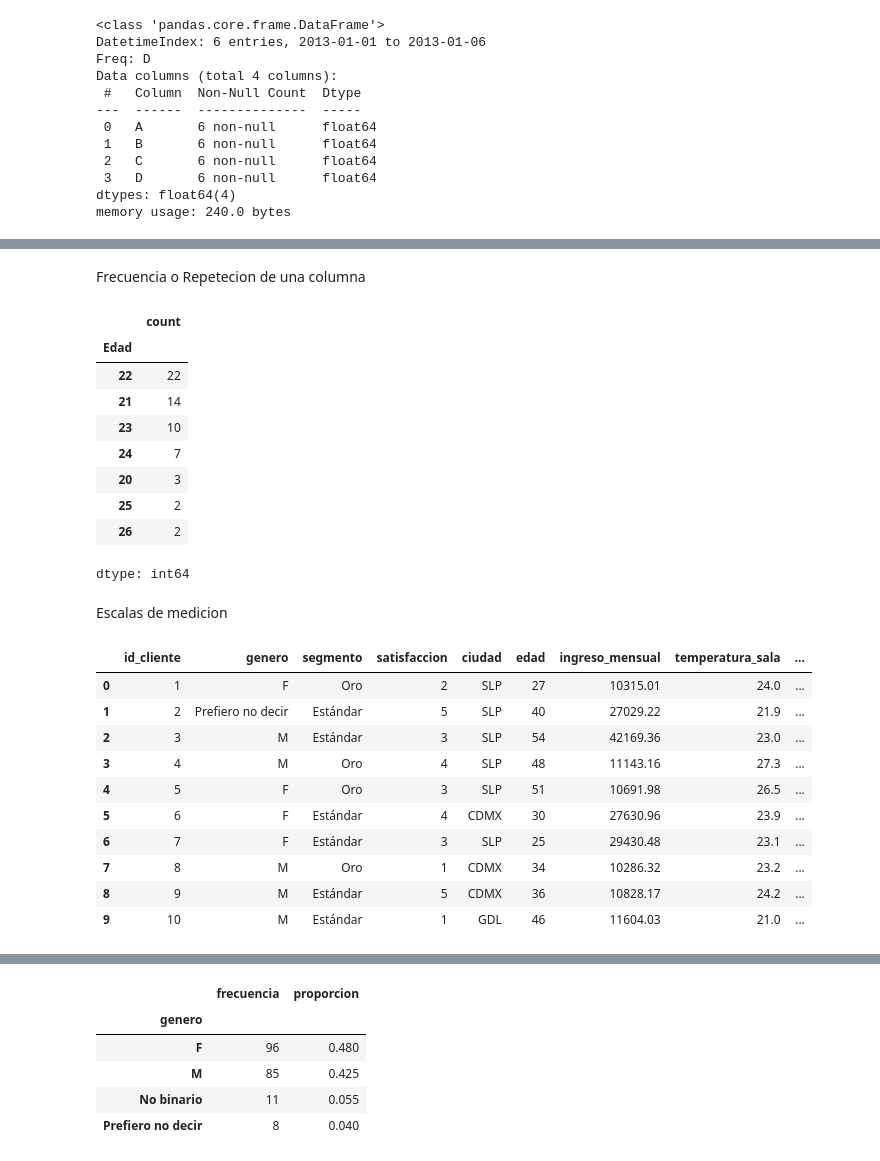
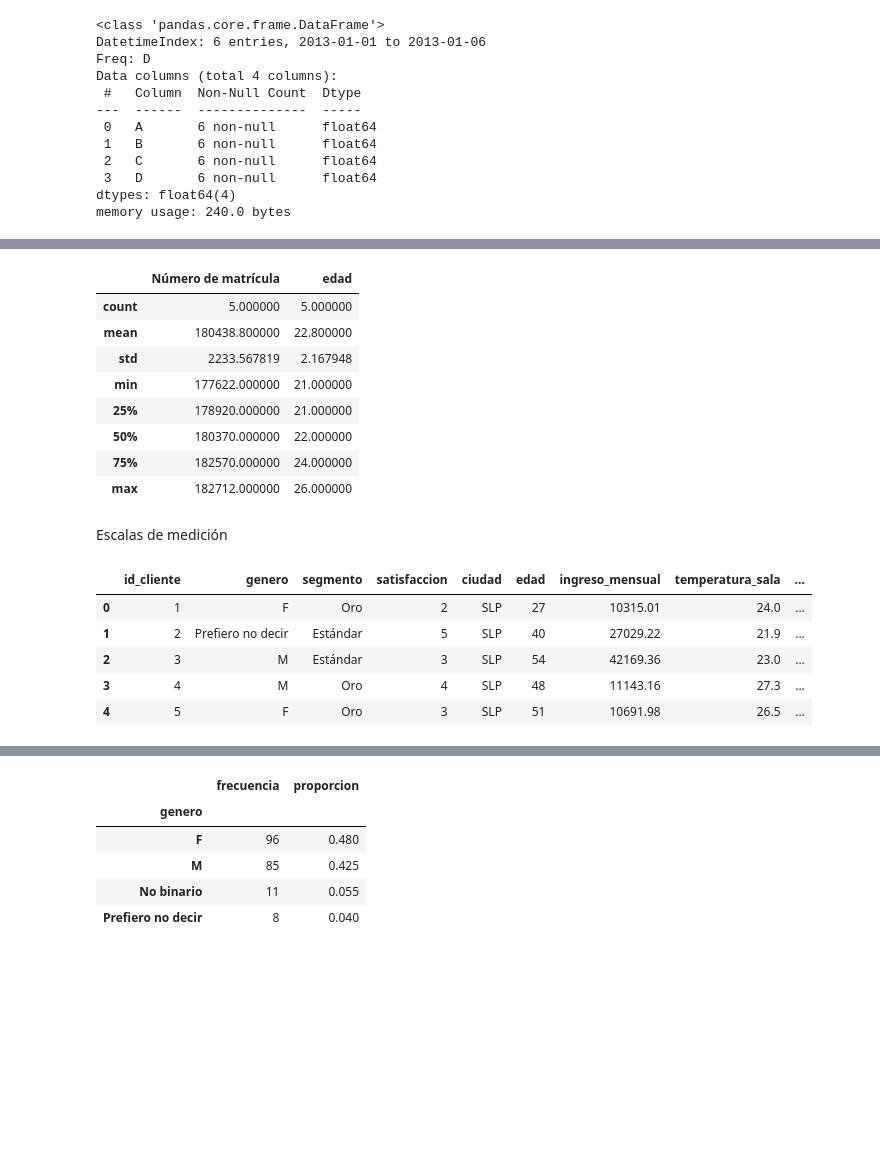
Before and after one commit to Dhcs-2003/Mineria_datos, a Jupyter notebook: Mineria_de_datos.ipynb, the cells around one changed output, grey strips where cells are left out. Drawn from its saved outputs; the diff is of its cells as text; code cells hidden in the pictures; blank space fills up the shorter version.

```diff
--- a/Mineria_de_datos.ipynb
+++ b/Mineria_de_datos.ipynb
@@ -997,51 +860,42 @@ dtype: float64
-# %% [markdown]
-Frecuencia o Repetecion de una columna
-# %%
-edad_df.value_counts("Edad")
-# %% [output]
-|  | count |
-| Edad |  |
-| 22 | 22 |
-| 21 | 14 |
-| 23 | 10 |
-| 24 | 7 |
-| 20 | 3 |
-| 25 | 2 |
-| 26 | 2 |
-dtype: int64
+# %%
+df_edad.describe()
+# %% [output]
+|  | Número de matrícula | edad |
+| count | 5.000000 | 5.000000 |
+| mean | 180438.800000 | 22.800000 |
+| std | 2233.567819 | 2.167948 |
+| min | 177622.000000 | 21.000000 |
+| 25% | 178920.000000 | 21.000000 |
+| 50% | 180370.000000 | 22.000000 |
+| 75% | 182570.000000 | 24.000000 |
+| max | 182712.000000 | 26.000000 |
 # %% [markdown]
-Escalas de medicion
+Escalas de medición
 # %%
-#Importaciones
 import pandas as pd
 import numpy as np
 
 np.random.seed(42)
-n = 200 #Cantidad de valores
+n = 200
 
 df = pd.DataFrame({
-"id_cliente": range(1, n+1), #Identificador unico para cada dato
-"genero": np.random.choice(["F", "M", "No binario", "Prefiero no decir"], size=n, p=[0.45, 0.45, 0.05, 0.05]), # Seleccion aleatorio para un valor aleatorio dentro de la lista con cierta probabilidad
+"id_cliente": range(1, n+1),
+"genero": np.random.choice(["F", "M", "No binario", "Prefiero no decir"], size=n, p=[0.45, 0.45, 0.05, 0.05]),
 "segmento": np.random.choice(["Estándar", "Oro", "Platino"], size=n, p=[0.6, 0.3, 0.1]),
 "satisfaccion": np.random.choice([1,2,3,4,5], size=n, p=[0.1,0.2,0.35,0.25,0.1]),
 "ciudad": np.random.choice(["SLP", "CDMX", "GDL", "MTY", "QRO"], size=n, p=[0.35,0.25,0.15,0.15,0.10]),
-"edad": np.random.normal(35, 10, size=n).round(0).clip(18, 70).astype(int), # Se selecciona un dato de forma distribuida como seria la campana de Gauss
+"edad": np.random.normal(35, 10, size=n).round(0).clip(18, 70).astype(int),
 "ingreso_mensual": np.random.lognormal(mean=9.5, sigma=0.5, size=n).round(2), # pesos MXN aprox.
 "temperatura_sala": np.random.normal(23, 2, size=n).round(1),
 "visitas_ultimo_anio": np.random.poisson(lam=3, size=n),
 "fecha_ultima_visita": pd.to_datetime("2025-12-31") - pd.to_timedelta(np.random.randint(0, 365, size=n), unit="D")
 })
 
-df.head(10)
+df.head()
 # %% [output]
 |  | id_cliente | genero | segmento | satisfaccion | ciudad | edad | ingreso_mensual | temperatura_sala | ... |
 | 0 | 1 | F | Oro | 2 | SLP | 27 | 10315.01 | 24.0 | ... |
 | 1 | 2 | Prefiero no decir | Estándar | 5 | SLP | 40 | 27029.22 | 21.9 | ... |
 | 2 | 3 | M | Estándar | 3 | SLP | 54 | 42169.36 | 23.0 | ... |
 | 3 | 4 | M | Oro | 4 | SLP | 48 | 11143.16 | 27.3 | ... |
 | 4 | 5 | F | Oro | 3 | SLP | 51 | 10691.98 | 26.5 | ... |
-| 5 | 6 | F | Estándar | 4 | CDMX | 30 | 27630.96 | 23.9 | ... |
-| 6 | 7 | F | Estándar | 3 | SLP | 25 | 29430.48 | 23.1 | ... |
-| 7 | 8 | M | Oro | 1 | CDMX | 34 | 10286.32 | 23.2 | ... |
-| 8 | 9 | M | Estándar | 5 | CDMX | 36 | 10828.17 | 24.2 | ... |
-| 9 | 10 | M | Estándar | 1 | GDL | 46 | 11604.03 | 21.0 | ... |
```
Also changed, not shown: parts of 199 cells of this notebook.
